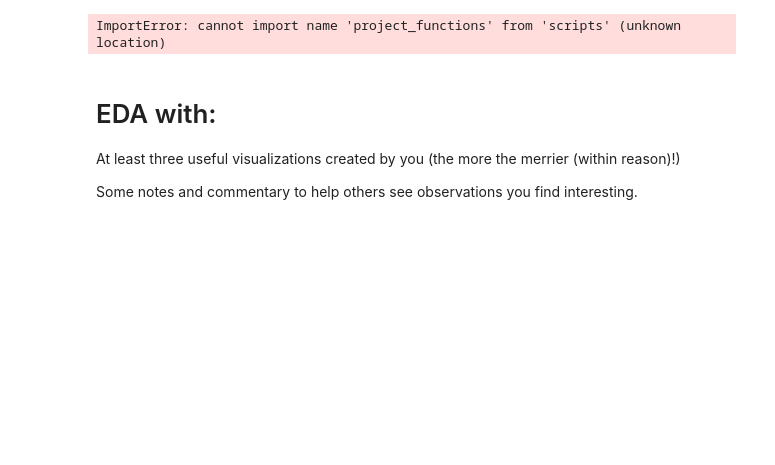
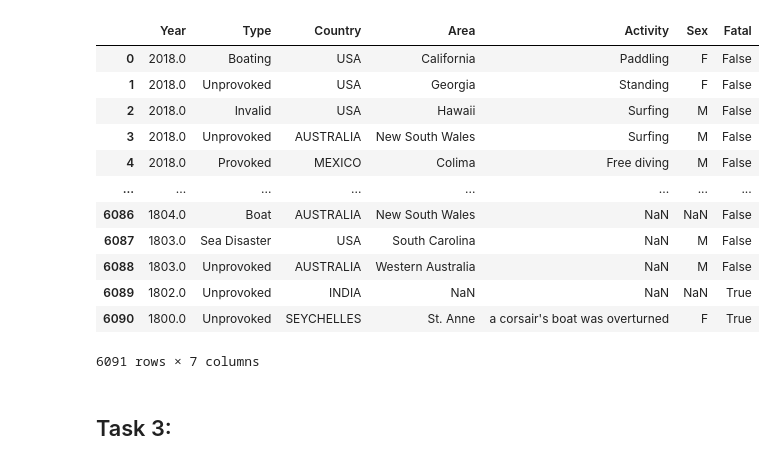
Before and after one commit to data301-2021-summer2/project-group33, a Jupyter notebook: analysis/ThomasDietrich/Milestone2.ipynb, the cells around one changed output. Cells and saved outputs as stored; diff of their text form; code cells hidden in the pictures; blank space fills up the shorter version.

```diff
--- a/analysis/ThomasDietrich/Milestone2.ipynb
+++ b/analysis/ThomasDietrich/Milestone2.ipynb
@@ -47,17 +13,26 @@ df
 # %%
+#Load and Process Data from Scripts
 import sys
-sys.path.append('/..')
+sys.path.append("..")
 from scripts import project_functions
 df = project_functions.load_and_process("C:\\Users\\thoma\\Desktop\\Data301\\Project\\project-group33\\data\\raw\\SharkAttacks_update.csv")
 df
 # %% [output]
+|  | Year | Type | Country | Area | Activity | Sex | Fatal |
+| 0 | 2018.0 | Boating | USA | California | Paddling | F | False |
+| 1 | 2018.0 | Unprovoked | USA | Georgia | Standing | F | False |
+| 2 | 2018.0 | Invalid | USA | Hawaii | Surfing | M | False |
+| 3 | 2018.0 | Unprovoked | AUSTRALIA | New South Wales | Surfing | M | False |
+| 4 | 2018.0 | Provoked | MEXICO | Colima | Free diving | M | False |
+| ... | ... | ... | ... | ... | ... | ... | ... |
+| 6086 | 1804.0 | Boat | AUSTRALIA | New South Wales | NaN | NaN | False |
+| 6087 | 1803.0 | Sea Disaster | USA | South Carolina | NaN | M | False |
+| 6088 | 1803.0 | Unprovoked | AUSTRALIA | Western Australia | NaN | M | False |
+| 6089 | 1802.0 | Unprovoked | INDIA | NaN | NaN | NaN | True |
+| 6090 | 1800.0 | Unprovoked | SEYCHELLES | St. Anne | a corsair's boat was overturned | F | True |
-ImportError: cannot import name 'project_functions' from 'scripts' (unknown location)
+6091 rows × 7 columns
-# %% [markdown]
-# EDA with:
-
-At least three useful visualizations created by you (the more the merrier (within reason)!)
-
-Some notes and commentary to help others see observations you find interesting.
+# %% [markdown]
+## Task 3:
 # %%
 from pandas_profiling import ProfileReport
 ProfileReport(df).to_notebook_iframe()
```
Also changed, not shown: parts of 17 cells of this notebook, 2 other files.
